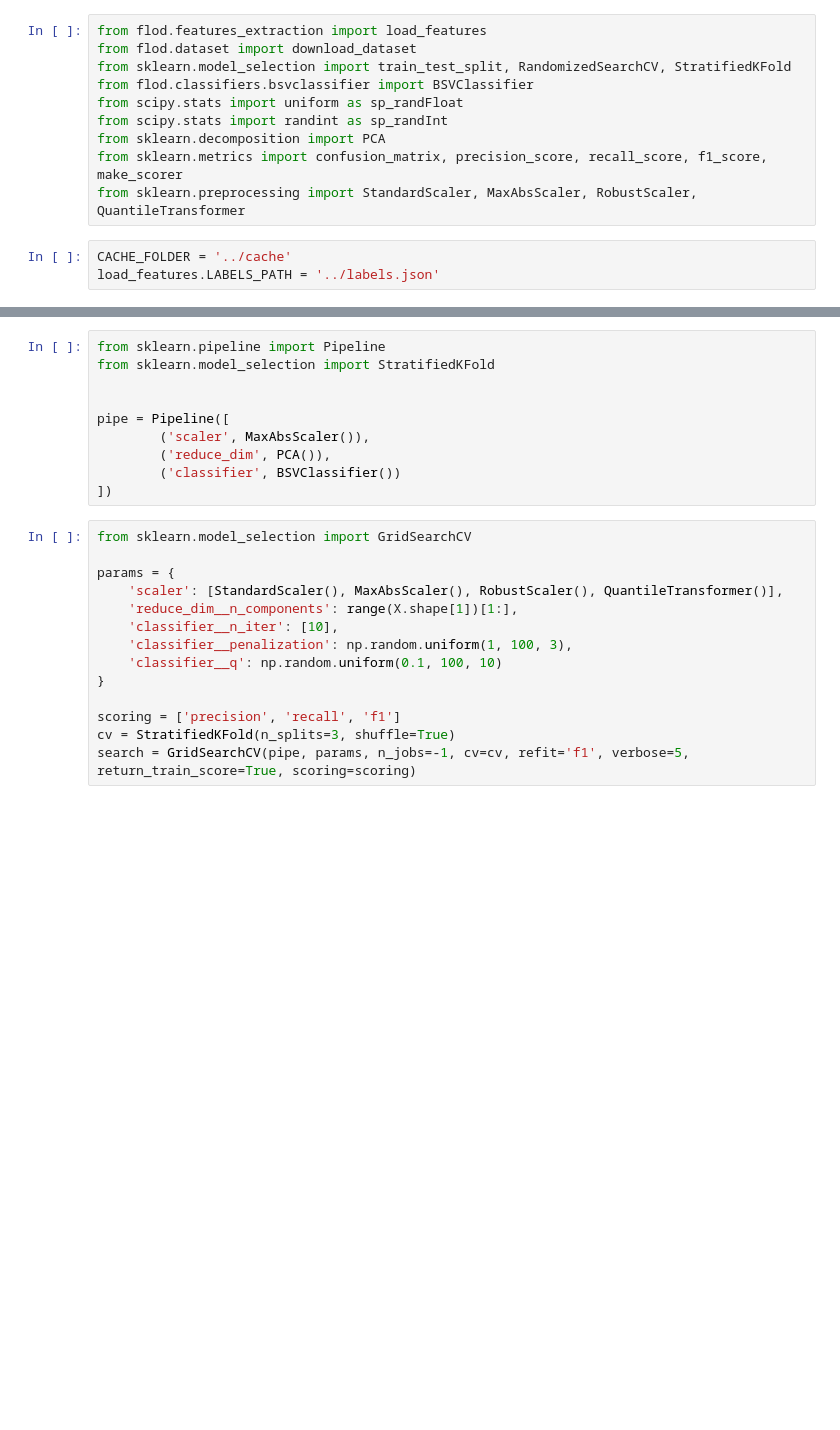
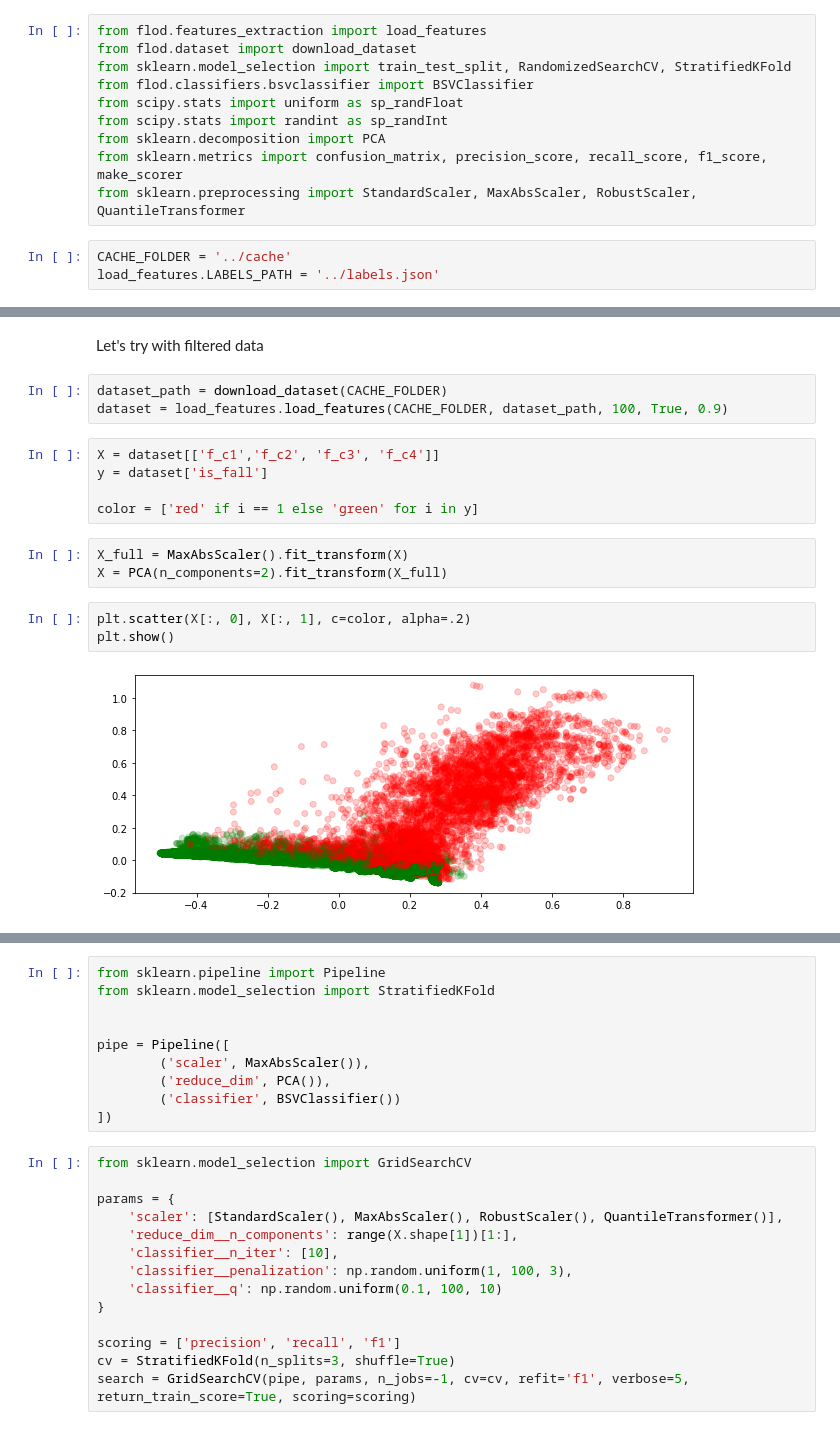
Before and after one commit to MaxFrax/FederatedLearningOutlierDetection, a Jupyter notebook: jupyter/SisFallPCA.ipynb, the cells around one changed output, grey strips where cells are left out. Cells and saved outputs as stored; diff of their text form; blank space fills up the shorter version.

```diff
--- a/jupyter/SisFallPCA.ipynb
+++ b/jupyter/SisFallPCA.ipynb
@@ -52,0 +105,18 @@ plt.show()
+# %% [markdown]
+Let's try with filtered data
+# %%
+dataset_path = download_dataset(CACHE_FOLDER)
+dataset = load_features.load_features(CACHE_FOLDER, dataset_path, 100, True, 0.9)
+# %%
+X = dataset[['f_c1','f_c2', 'f_c3', 'f_c4']]
+y = dataset['is_fall']
+
+color = ['red' if i == 1 else 'green' for i in y]
+# %%
+X_full = MaxAbsScaler().fit_transform(X)
+X = PCA(n_components=2).fit_transform(X_full)
+# %%
+plt.scatter(X[:, 0], X[:, 1], c=color, alpha=.2)
+plt.show()
+# %% [output]
+[figure, added]
```
Also changed, not shown: parts of 20 cells of this notebook.
